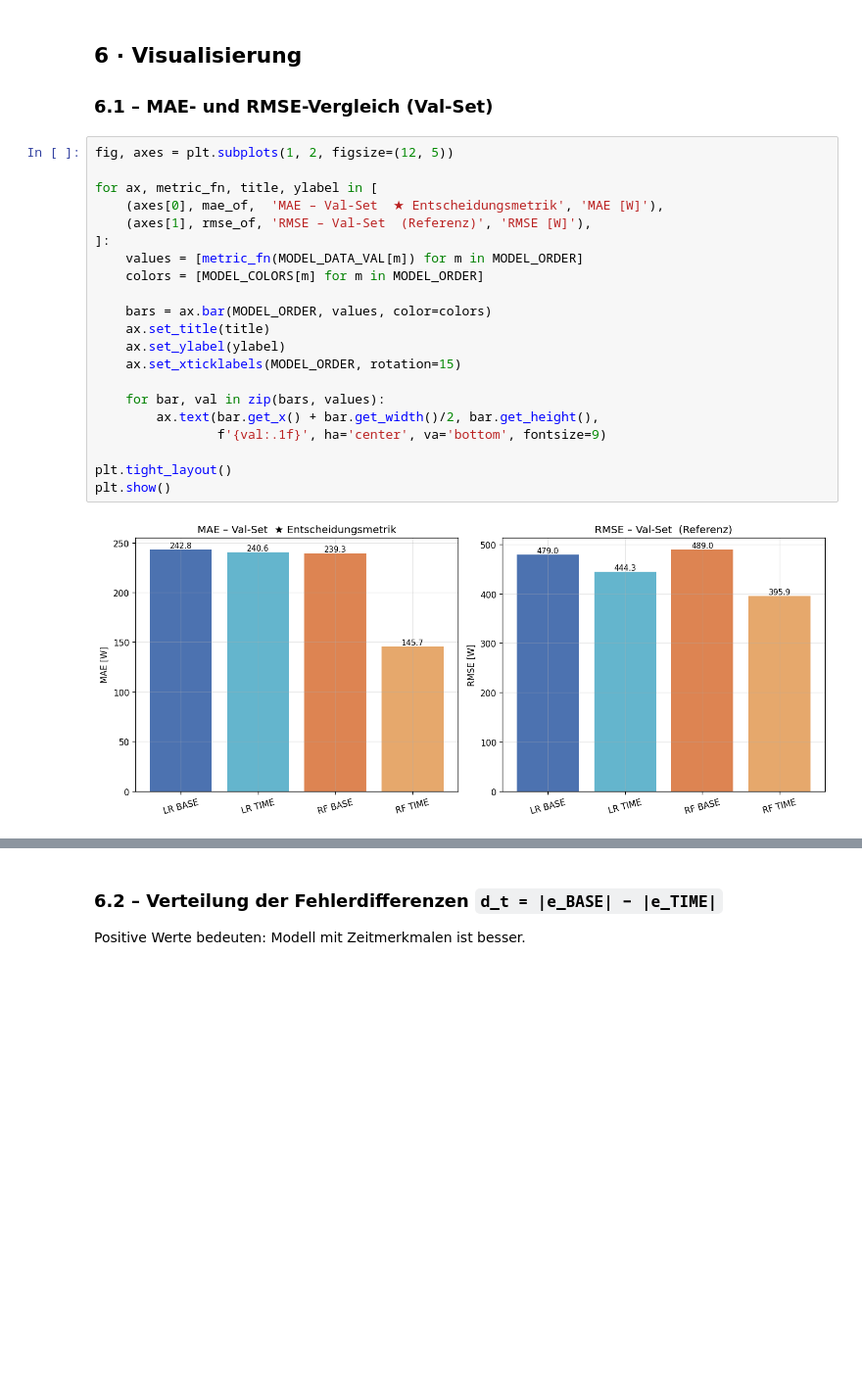
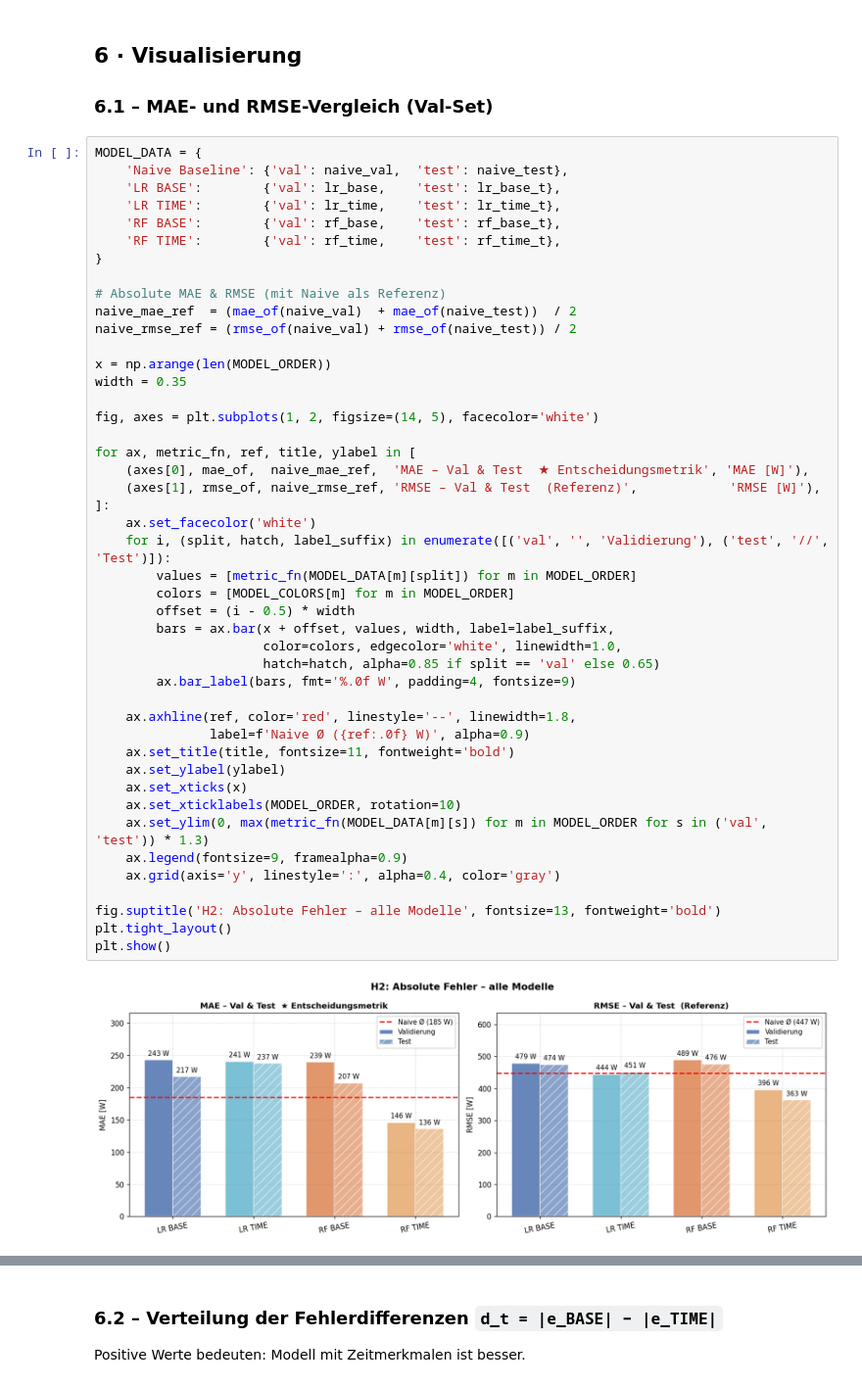
Before and after one commit to Anni075/KI-Project, a Jupyter notebook: notebooks/hypothesen/H02_temporal_features_impact.ipynb, the cells around one changed output, grey strips where cells are left out. Shown at 98% size. Drawn from its saved outputs; the diff is of its cells as text; blank space fills up the shorter version.

Commit message:
some small improvemtns for plots to include test split

```diff
--- a/notebooks/hypothesen/H02_temporal_features_impact.ipynb
+++ b/notebooks/hypothesen/H02_temporal_features_impact.ipynb
@@ -209,25 +213,49 @@ p-Wert (einseitig): 0.000000
 
 ### 6.1 – MAE- und RMSE-Vergleich (Val-Set)
 # %%
-fig, axes = plt.subplots(1, 2, figsize=(12, 5))
+MODEL_DATA = {
+    'Naive Baseline': {'val': naive_val,  'test': naive_test},
+    'LR BASE':        {'val': lr_base,    'test': lr_base_t},
+    'LR TIME':        {'val': lr_time,    'test': lr_time_t},
+    'RF BASE':        {'val': rf_base,    'test': rf_base_t},
+    'RF TIME':        {'val': rf_time,    'test': rf_time_t},
+}
 
-for ax, metric_fn, title, ylabel in [
-    (axes[0], mae_of,  'MAE – Val-Set  ★ Entscheidungsmetrik', 'MAE [W]'),
-    (axes[1], rmse_of, 'RMSE – Val-Set  (Referenz)', 'RMSE [W]'),
+# Absolute MAE & RMSE (mit Naive als Referenz)
+naive_mae_ref  = (mae_of(naive_val)  + mae_of(naive_test))  / 2
+naive_rmse_ref = (rmse_of(naive_val) + rmse_of(naive_test)) / 2
+
+x = np.arange(len(MODEL_ORDER))
+width = 0.35
+
+fig, axes = plt.subplots(1, 2, figsize=(14, 5), facecolor='white')
+
+for ax, metric_fn, ref, title, ylabel in [
+    (axes[0], mae_of,  naive_mae_ref,  'MAE – Val & Test  ★ Entscheidungsmetrik', 'MAE [W]'),
+    (axes[1], rmse_of, naive_rmse_ref, 'RMSE – Val & Test  (Referenz)',            'RMSE [W]'),
 ]:
-    values = [metric_fn(MODEL_DATA_VAL[m]) for m in MODEL_ORDER]
-    colors = [MODEL_COLORS[m] for m in MODEL_ORDER]
+    ax.set_facecolor('white')
+    for i, (split, hatch, label_suffix) in enumerate([('val', '', 'Validierung'), ('test', '//', 'Test')]):
+        values = [metric_fn(MODEL_DATA[m][split]) for m in MODEL_ORDER]
+        colors = [MODEL_COLORS[m] for m in MODEL_ORDER]
+        offset = (i - 0.5) * width
+        bars = ax.bar(x + offset, values, width, label=label_suffix,
+                      color=colors, edgecolor='white', linewidth=1.0,
+                      hatch=hatch, alpha=0.85 if split == 'val' else 0.65)
+        ax.bar_label(bars, fmt='%.0f W', padding=4, fontsize=9)
 
-    bars = ax.bar(MODEL_ORDER, values, color=colors)
-    ax.set_title(title)
+    ax.axhline(ref, color='red', linestyle='--', linewidth=1.8,
+               label=f'Naive Ø ({ref:.0f} W)', alpha=0.9)
+    ax.set_title(title, fontsize=11, fontweight='bold')
     ax.set_ylabel(ylabel)
-    ax.set_xticklabels(MODEL_ORDER, rotation=15)
+    ax.set_xticks(x)
+    ax.set_xticklabels(MODEL_ORDER, rotation=10)
+    ax.set_ylim(0, max(metric_fn(MODEL_DATA[m][s]) for m in MODEL_ORDER for s in ('val', 'test')) * 1.3)
+    ax.legend(fontsize=9, framealpha=0.9)
+    ax.grid(axis='y', linestyle=':', alpha=0.4, color='gray')
 
-    for bar, val in zip(bars, values):
-        ax.text(bar.get_x() + bar.get_width()/2, bar.get_height(),
-                f'{val:.1f}', ha='center', va='bottom', fontsize=9)
-
+fig.suptitle('H2: Absolute Fehler – alle Modelle', fontsize=13, fontweight='bold')
 plt.tight_layout()
 plt.show()
 # %% [output]
-[figure, old version]
+[figure, new version]
```
Also changed, not shown: parts of 2 cells of this notebook, 1 other file.
